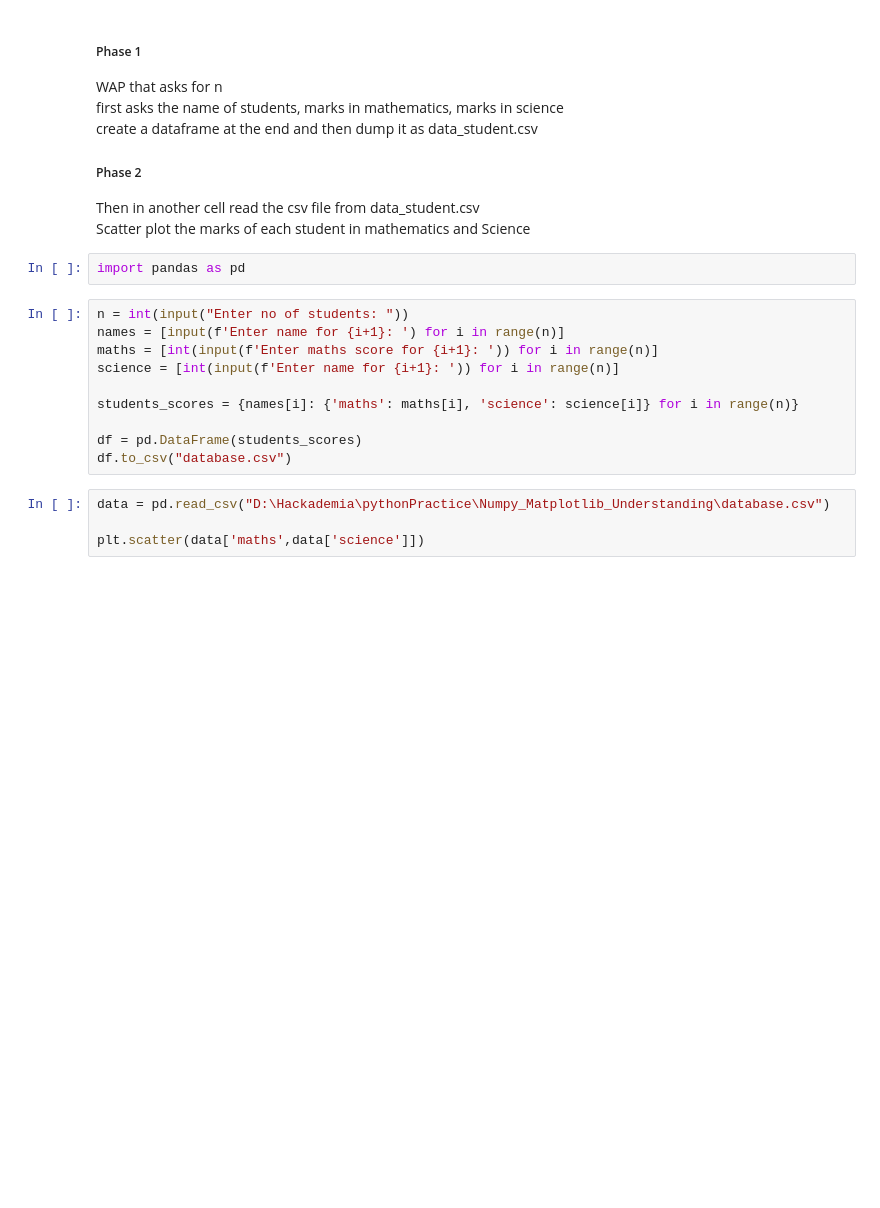
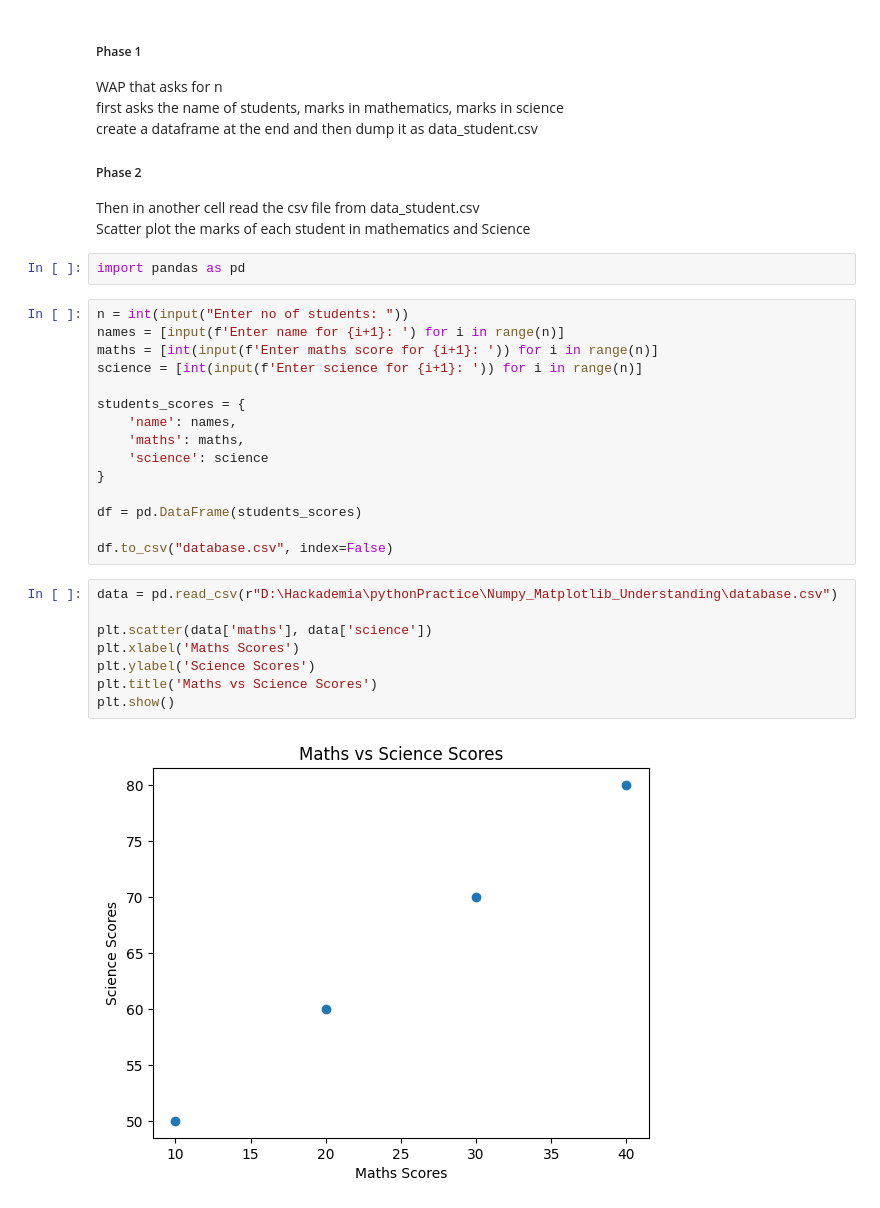
Before and after one commit to eligosleyak/pythonPractice, a Jupyter notebook: Numpy_Matplotlib_Understanding/basics.ipynb, the cells around one changed output. Drawn from its saved outputs; the diff is of its cells as text; blank space fills up the shorter version.

Commit message:
Plot complete

```diff
--- a/Numpy_Matplotlib_Understanding/basics.ipynb
+++ b/Numpy_Matplotlib_Understanding/basics.ipynb
@@ -50,13 +50,24 @@ import pandas as pd
 n = int(input("Enter no of students: "))
 names = [input(f'Enter name for {i+1}: ') for i in range(n)]
 maths = [int(input(f'Enter maths score for {i+1}: ')) for i in range(n)]
-science = [int(input(f'Enter name for {i+1}: ')) for i in range(n)]
+science = [int(input(f'Enter science for {i+1}: ')) for i in range(n)]
 
-students_scores = {names[i]: {'maths': maths[i], 'science': science[i]} for i in range(n)}
+students_scores = {
+    'name': names,
+    'maths': maths,
+    'science': science
+}
 
 df = pd.DataFrame(students_scores)
-df.to_csv("database.csv")
+
+df.to_csv("database.csv", index=False)
 # %%
-data = pd.read_csv("D:\Hackademia\pythonPractice\Numpy_Matplotlib_Understanding\database.csv")
+data = pd.read_csv(r"D:\Hackademia\pythonPractice\Numpy_Matplotlib_Understanding\database.csv")
 
-plt.scatter(data['maths',data['science']])
+plt.scatter(data['maths'], data['science'])
+plt.xlabel('Maths Scores')
+plt.ylabel('Science Scores')
+plt.title('Maths vs Science Scores')
+plt.show()
+# %% [output]
+[figure, added]
```
Also changed, not shown: parts of 2 cells of this notebook, 1 other file.
